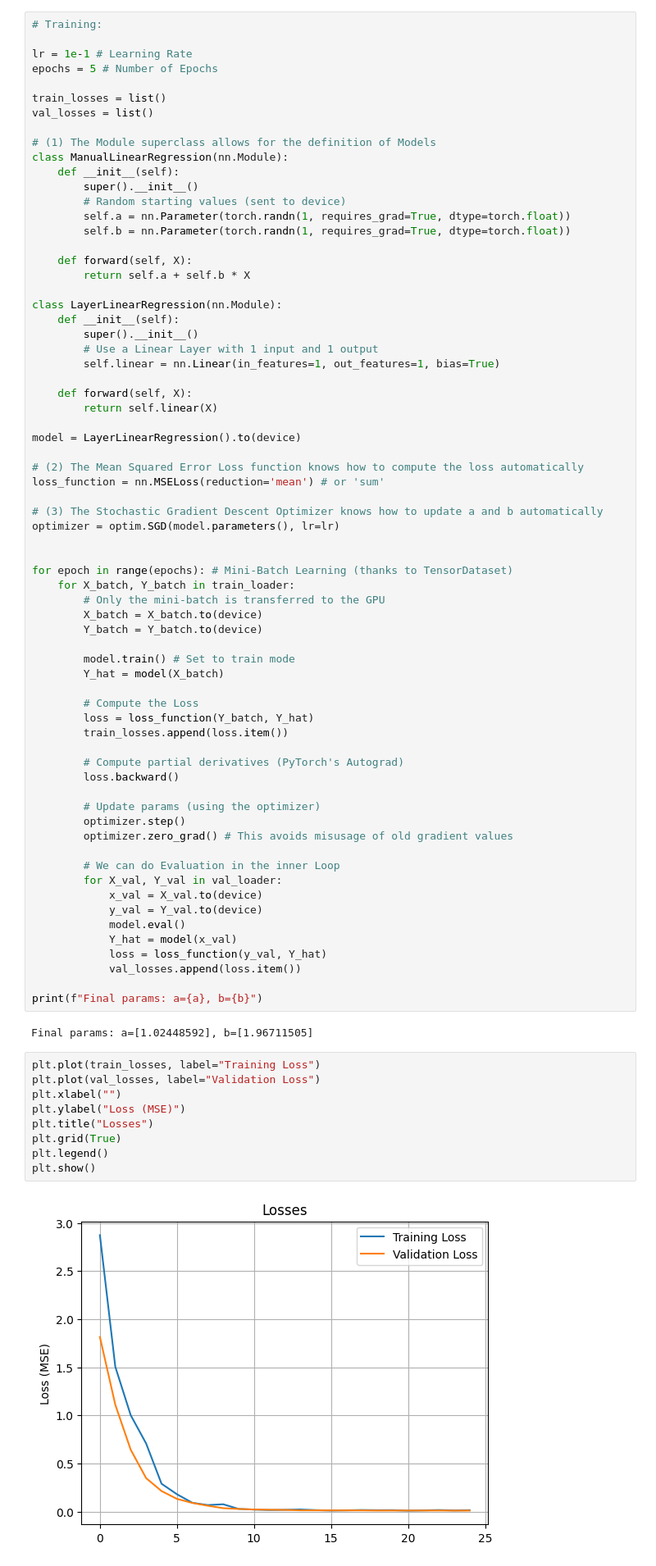
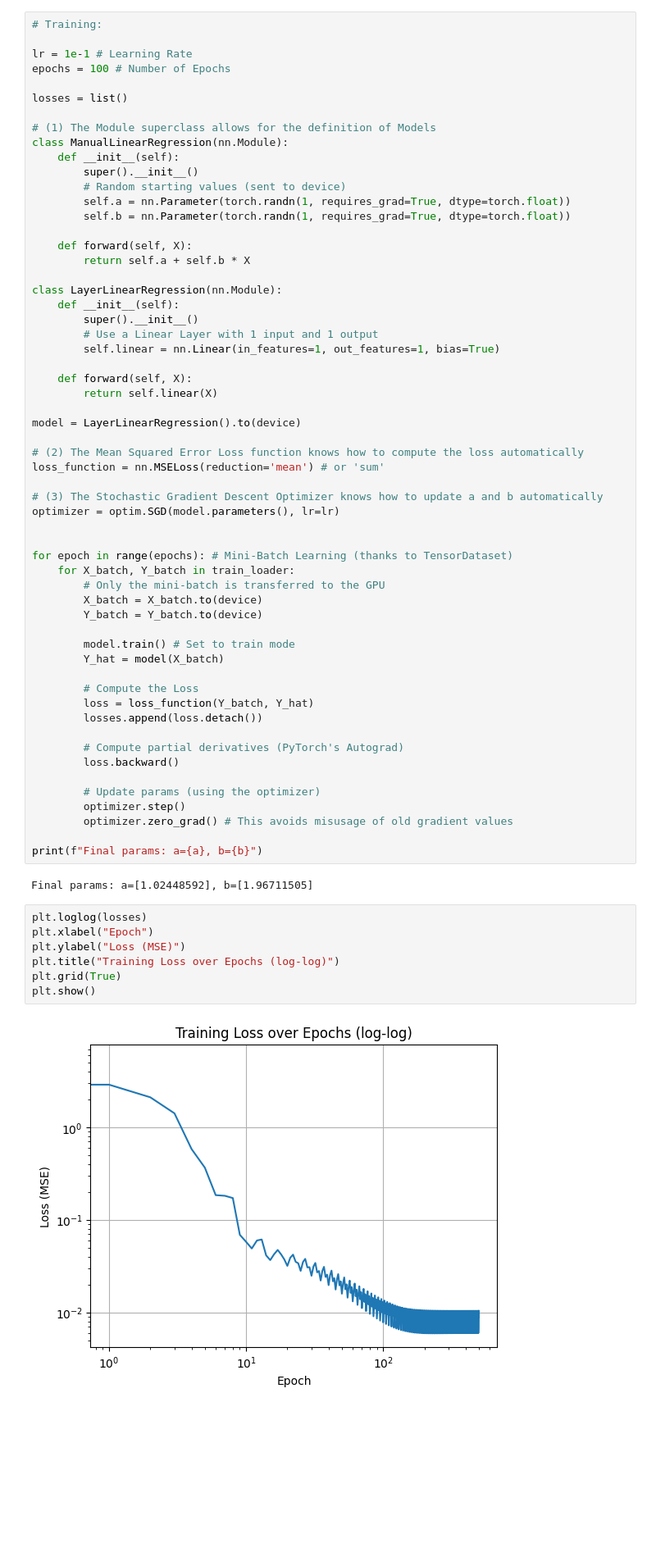
Before and after one commit to Filippo-Corti/ArtificialIntelligence, a Jupyter notebook: 01-intro-to-pytorch.ipynb, the cells around one changed output. Shown at 82% size. Saved outputs shown, nothing was run; the diff lists cells and outputs as text; blank space fills up the shorter version.

Commit message:
Revert "added validation"
This reverts commit ae08bc117d073e79346eb4e8163b4dc7b96e746e.

```diff
--- a/01-intro-to-pytorch.ipynb
+++ b/01-intro-to-pytorch.ipynb
@@ -141,10 +141,9 @@ val_loader = DataLoader(
 # Training:
 
 lr = 1e-1 # Learning Rate
-epochs = 5 # Number of Epochs
+epochs = 100 # Number of Epochs
 
-train_losses = list()
-val_losses = list()
+losses = list()
 
 # (1) The Module superclass allows for the definition of Models
 class ManualLinearRegression(nn.Module):
@@ -186,7 +185,7 @@ for epoch in range(epochs): # Mini-Batch Learning (thanks to TensorDataset)
 
         # Compute the Loss
         loss = loss_function(Y_batch, Y_hat)
-        train_losses.append(loss.item())
+        losses.append(loss.detach())
 
         # Compute partial derivatives (PyTorch's Autograd)
         loss.backward()
@@ -195,26 +194,15 @@ for epoch in range(epochs): # Mini-Batch Learning (thanks to TensorDataset)
         optimizer.step()
         optimizer.zero_grad() # This avoids misusage of old gradient values
 
-        # We can do Evaluation in the inner Loop
-        for X_val, Y_val in val_loader:
-            x_val = X_val.to(device)
-            y_val = Y_val.to(device)
-            model.eval()
-            Y_hat = model(x_val)
-            loss = loss_function(y_val, Y_hat)
-            val_losses.append(loss.item())
-
 print(f"Final params: a={a}, b={b}")
 # %% [output]
 Final params: a=[1.02448592], b=[1.96711505]
 # %%
-plt.plot(train_losses, label="Training Loss")
-plt.plot(val_losses, label="Validation Loss")
-plt.xlabel("")
+plt.loglog(losses)
+plt.xlabel("Epoch")
 plt.ylabel("Loss (MSE)")
-plt.title("Losses")
+plt.title("Training Loss over Epochs (log-log)")
 plt.grid(True)
-plt.legend()
 plt.show()
 # %% [output]
-[figure, old version]
+[figure, new version]
```
